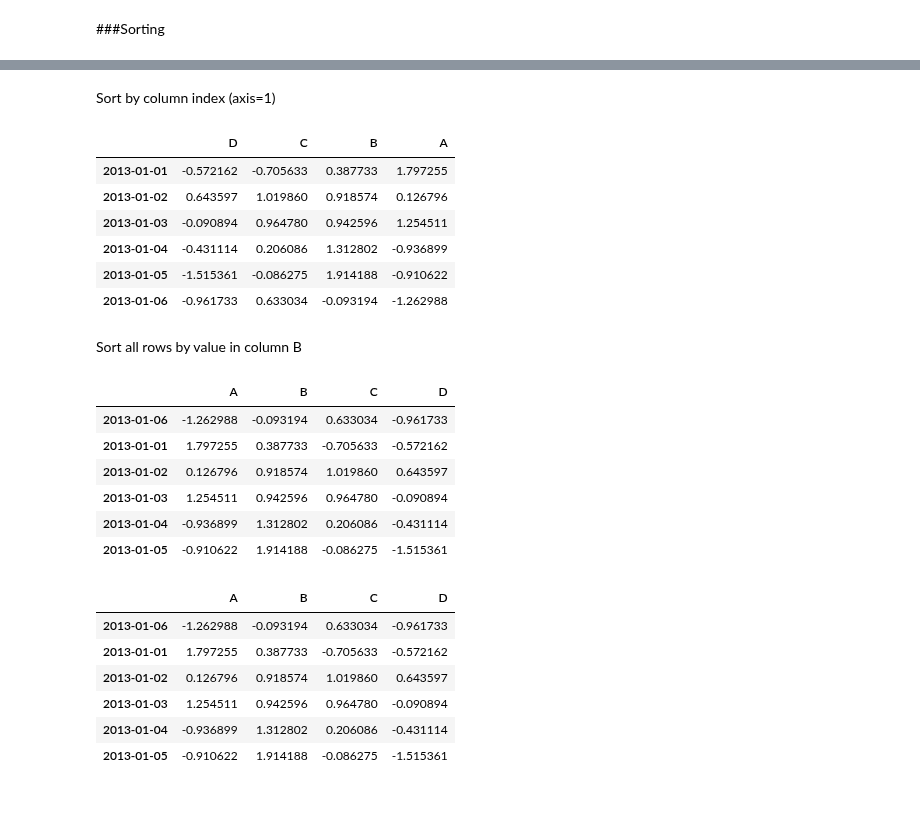
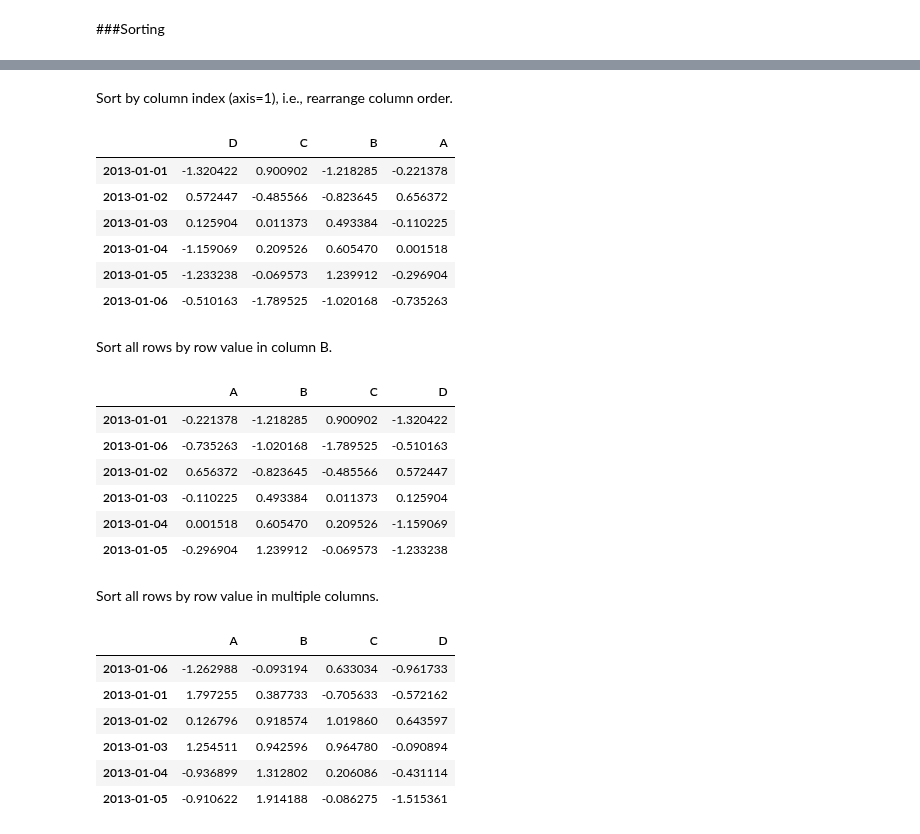
Before and after one commit to NelisW/PythonNotesToSelf, a Jupyter notebook: PandasCheatSheet.ipynb, the cells around one changed output, grey strips where cells are left out. Drawn from its saved outputs; the diff is of its cells as text; code cells hidden in the pictures; blank space fills up the shorter version.

```diff
--- a/PandasCheatSheet.ipynb
+++ b/PandasCheatSheet.ipynb
@@ -98,7 +98,7 @@ pd.set_option('display.max_colwidth', 150)
 The following  functions create pandas dataframes in a variety of ways.
 # %%
 # DataFrame by passing a numpy array, with a datetime index and labeled columns.
-def makeDateRand():
+def makeDateRand(nrows=4, ncols=4):
     dates = pd.date_range('20130101',periods=6)
-    df = pd.DataFrame(np.random.randn(6,4),index=dates,columns=list('ABCD'))
+    df = pd.DataFrame(np.random.randn(nrow,ncols),index=dates,columns=list('ABCD'))
     return df
@@ -590,27 +992,30 @@ df
 # %% [markdown]
-Sort by column index (axis=1)
+Sort by column index (axis=1), i.e., rearrange column order.
 # %%
+df = makeDateRand()
 df.sort_index(axis=1, ascending=False)
 # %% [output]
 |  | D | C | B | A |
-| 2013-01-01 | -0.572162 | -0.705633 | 0.387733 | 1.797255 |
-| 2013-01-02 | 0.643597 | 1.019860 | 0.918574 | 0.126796 |
-| 2013-01-03 | -0.090894 | 0.964780 | 0.942596 | 1.254511 |
-| 2013-01-04 | -0.431114 | 0.206086 | 1.312802 | -0.936899 |
-| 2013-01-05 | -1.515361 | -0.086275 | 1.914188 | -0.910622 |
-| 2013-01-06 | -0.961733 | 0.633034 | -0.093194 | -1.262988 |
+| 2013-01-01 | -1.320422 | 0.900902 | -1.218285 | -0.221378 |
+| 2013-01-02 | 0.572447 | -0.485566 | -0.823645 | 0.656372 |
+| 2013-01-03 | 0.125904 | 0.011373 | 0.493384 | -0.110225 |
+| 2013-01-04 | -1.159069 | 0.209526 | 0.605470 | 0.001518 |
+| 2013-01-05 | -1.233238 | -0.069573 | 1.239912 | -0.296904 |
+| 2013-01-06 | -0.510163 | -1.789525 | -1.020168 | -0.735263 |
 # %% [markdown]
-Sort all rows by value in column B
+Sort all rows by row value in column B.
 # %%
 df.sort(columns='B')
 # %% [output]
 |  | A | B | C | D |
-| 2013-01-06 | -1.262988 | -0.093194 | 0.633034 | -0.961733 |
-| 2013-01-01 | 1.797255 | 0.387733 | -0.705633 | -0.572162 |
-| 2013-01-02 | 0.126796 | 0.918574 | 1.019860 | 0.643597 |
-| 2013-01-03 | 1.254511 | 0.942596 | 0.964780 | -0.090894 |
-| 2013-01-04 | -0.936899 | 1.312802 | 0.206086 | -0.431114 |
-| 2013-01-05 | -0.910622 | 1.914188 | -0.086275 | -1.515361 |
+| 2013-01-01 | -0.221378 | -1.218285 | 0.900902 | -1.320422 |
+| 2013-01-06 | -0.735263 | -1.020168 | -1.789525 | -0.510163 |
+| 2013-01-02 | 0.656372 | -0.823645 | -0.485566 | 0.572447 |
+| 2013-01-03 | -0.110225 | 0.493384 | 0.011373 | 0.125904 |
+| 2013-01-04 | 0.001518 | 0.605470 | 0.209526 | -1.159069 |
+| 2013-01-05 | -0.296904 | 1.239912 | -0.069573 | -1.233238 |
+# %% [markdown]
+Sort all rows by row value in multiple columns.
 # %%
 df.sort(columns=['B', 'C'])
 # %% [output]
```
Also changed, not shown: parts of 137 cells of this notebook.
